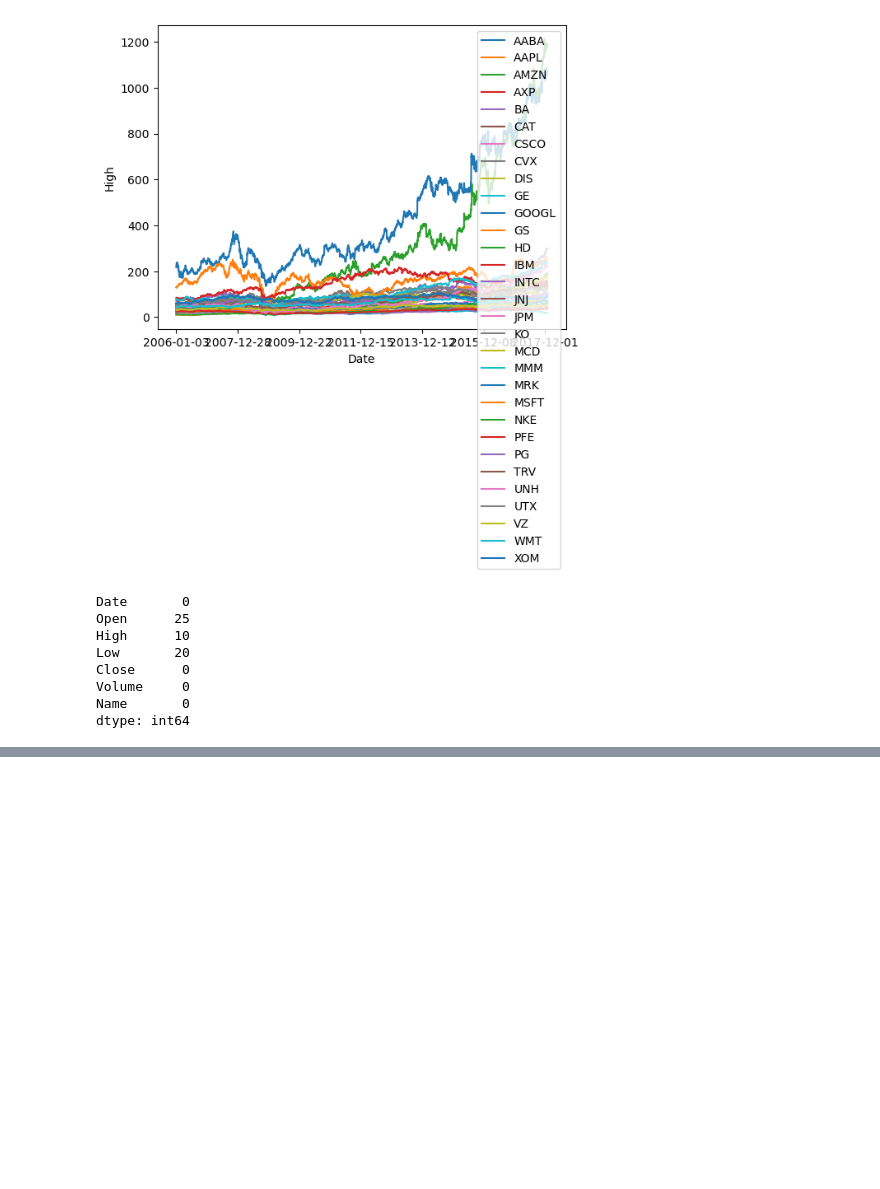
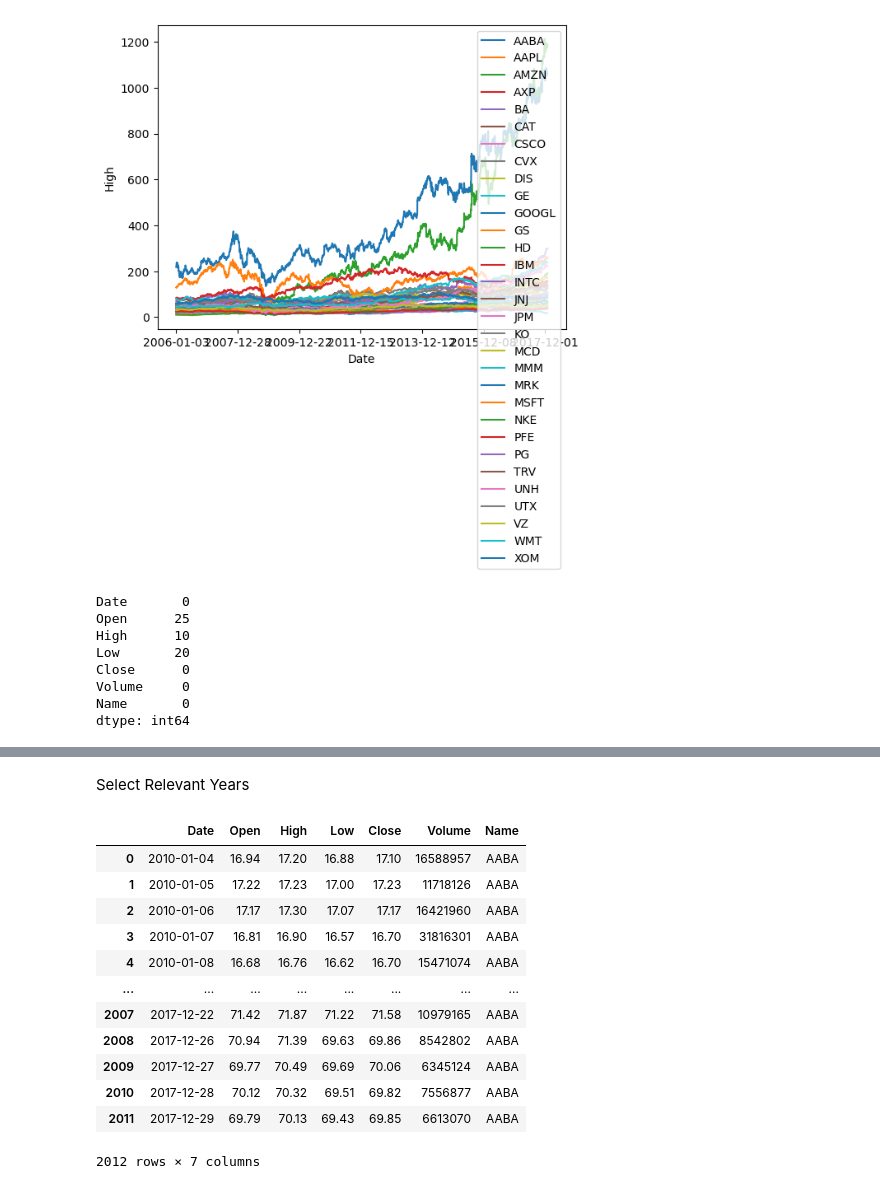
Before and after one commit to maddiew22/MSE446Project, a Jupyter notebook: EDA.ipynb, the cells around one changed output, grey strips where cells are left out. Saved outputs shown, nothing was run; the diff lists cells and outputs as text; code cells hidden in the pictures; blank space fills up the shorter version.

Commit message:
re-indexed dataframe

```diff
--- a/EDA.ipynb
+++ b/EDA.ipynb
@@ -61,0 +64,4 @@ dtype: int64
+# %%
+data['Date'] = pd.to_datetime(data['Date'])
+data = data.sort_values('Date')
+data.set_index('Date', inplace = True)
@@ -61,0 +83,19 @@ dtype: int64
+# %% [markdown]
+Select Relevant Years
+# %%
+valid_data = data[data['Date'] >='2010-01-01'].reset_index(drop=True)
+valid_data
+# %% [output]
+|  | Date | Open | High | Low | Close | Volume | Name |
+| 0 | 2010-01-04 | 16.94 | 17.20 | 16.88 | 17.10 | 16588957 | AABA |
+| 1 | 2010-01-05 | 17.22 | 17.23 | 17.00 | 17.23 | 11718126 | AABA |
+| 2 | 2010-01-06 | 17.17 | 17.30 | 17.07 | 17.17 | 16421960 | AABA |
+| 3 | 2010-01-07 | 16.81 | 16.90 | 16.57 | 16.70 | 31816301 | AABA |
+| 4 | 2010-01-08 | 16.68 | 16.76 | 16.62 | 16.70 | 15471074 | AABA |
+| ... | ... | ... | ... | ... | ... | ... | ... |
+| 2007 | 2017-12-22 | 71.42 | 71.87 | 71.22 | 71.58 | 10979165 | AABA |
+| 2008 | 2017-12-26 | 70.94 | 71.39 | 69.63 | 69.86 | 8542802 | AABA |
+| 2009 | 2017-12-27 | 69.77 | 70.49 | 69.69 | 70.06 | 6345124 | AABA |
+| 2010 | 2017-12-28 | 70.12 | 70.32 | 69.51 | 69.82 | 7556877 | AABA |
+| 2011 | 2017-12-29 | 69.79 | 70.13 | 69.43 | 69.85 | 6613070 | AABA |
+2012 rows × 7 columns
```
Also changed, not shown: parts of 2 cells of this notebook, 1 other file.
